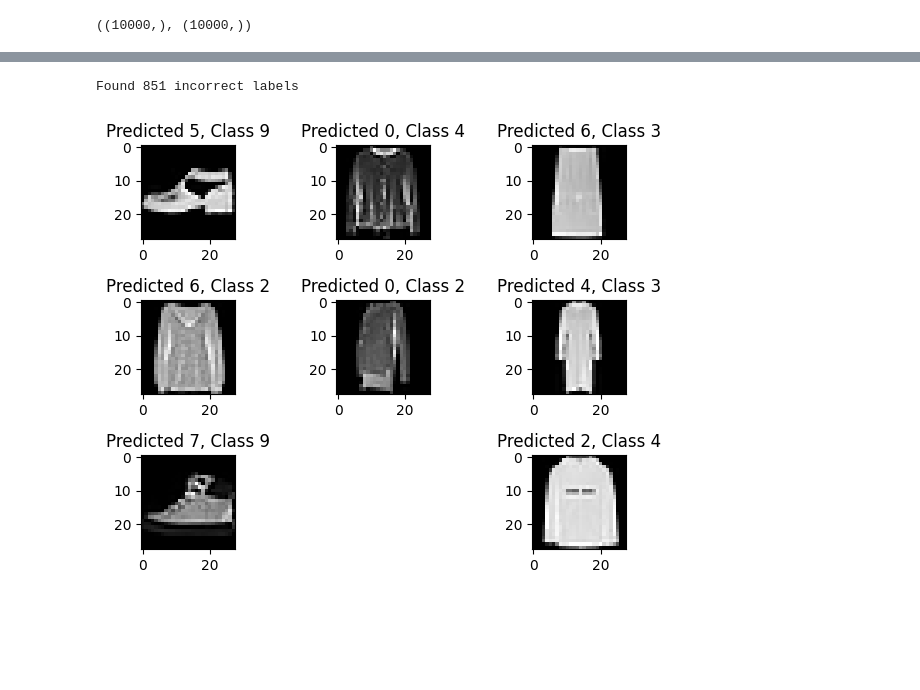
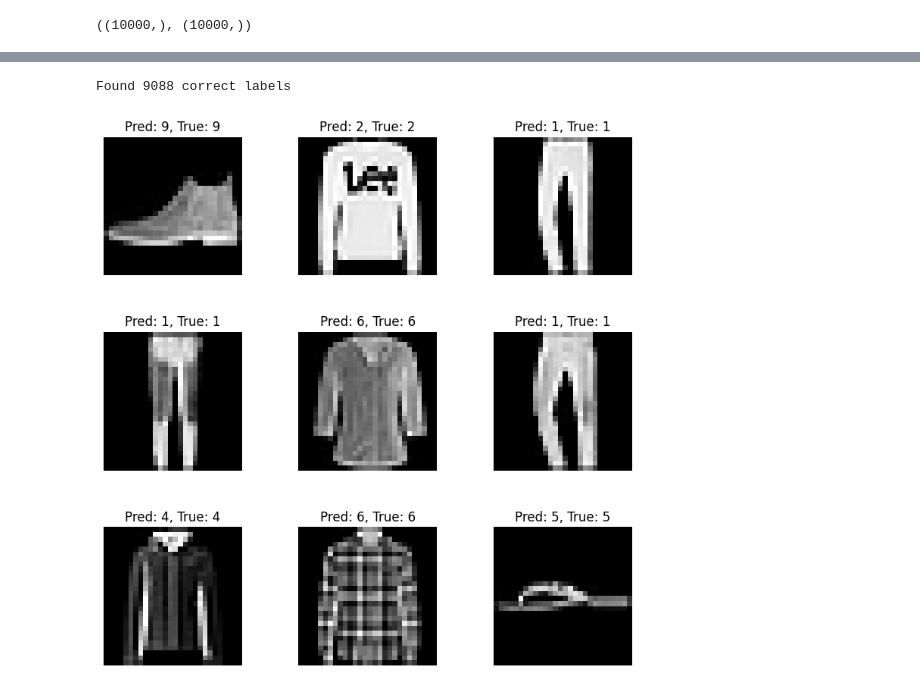
Before and after one commit to SamuehFDEZ/ProgramacionIA, a Jupyter notebook: UD5/redconvolucionalejemplo.ipynb, the cells around one changed output, grey strips where cells are left out. Saved outputs shown, nothing was run; the diff lists cells and outputs as text; code cells hidden in the pictures; blank space fills up the shorter version.

```diff
--- a/UD5/redconvolucionalejemplo.ipynb
+++ b/UD5/redconvolucionalejemplo.ipynb
@@ -267,0 +259,11 @@ Epoch 20/20
+# %%
+num_classes = 10
+early_stopping = EarlyStopping(monitor='val_loss', patience=10, restore_best_weights=True)
+
+history = fashion_model.fit(
+    train_X, train_label,
+    validation_data=(valid_X, valid_label),
+    epochs=30,  # Más épocas
+    batch_size=16,
+    callbacks=[early_stopping]
+)
@@ -306,11 +326,3 @@ predicted_classes = np.argmax(np.round(predicted_classes),axis=1)
 predicted_classes.shape, test_Y.shape
 # %% [output]
 ((10000,), (10000,))
-# %%
-correct = np.where(predicted_classes==test_Y)[0]
-print ("Found %d correct labels" % len(correct))
-for i, correct in enumerate(correct[:9]):
-    plt.subplot(3,3,i+1)
-    plt.imshow(test_X[correct].reshape(28,28), cmap='gray', interpolation='none')
-    plt.title("Predicted {}, Class {}".format(predicted_classes[correct], test_Y[correct]))
-    plt.tight_layout()
@@ -320,11 +329,20 @@ Found 9149 correct labels
-# %%
-incorrect = np.where(predicted_classes!=test_Y)[0]
-print ("Found %d incorrect labels" % len(incorrect))
-for i, incorrect in enumerate(incorrect[:9]):
-    plt.subplot(3,3,i+1)
-    plt.imshow(test_X[incorrect].reshape(28,28), cmap='gray', interpolation='none')
-    plt.title("Predicted {}, Class {}".format(predicted_classes[incorrect], test_Y[incorrect]))
-    plt.tight_layout()
-# %% [output]
-Found 851 incorrect labels
-[figure, removed]
+# %%
+correct = np.where(predicted_classes==test_Y)[0]
+print ("Found %d correct labels" % len(correct))
+# Crear figura con subgráficos
+fig, axes = plt.subplots(3, 3, figsize=(8, 8))  # 3x3 grid
+fig.tight_layout(pad=2.0)  # Espaciado entre subplots
+
+# Graficar las primeras 9 predicciones correctas
+for i, correct_idx in enumerate(correct[:9]):
+    row, col = divmod(i, 3)  # Obtener posición en la cuadrícula
+    ax = axes[row, col]
+
+    ax.imshow(test_X[correct_idx].reshape(28, 28), cmap='gray', interpolation='none')
+    ax.set_title(f"Pred: {predicted_classes[correct_idx]}, True: {test_Y[correct_idx]}")
+    ax.axis("off")  # Ocultar ejes
+
+plt.show()  # Mostrar la figura
+# %% [output]
+Found 9088 correct labels
+[figure, added]
```
Also changed, not shown: parts of 15 cells of this notebook.
